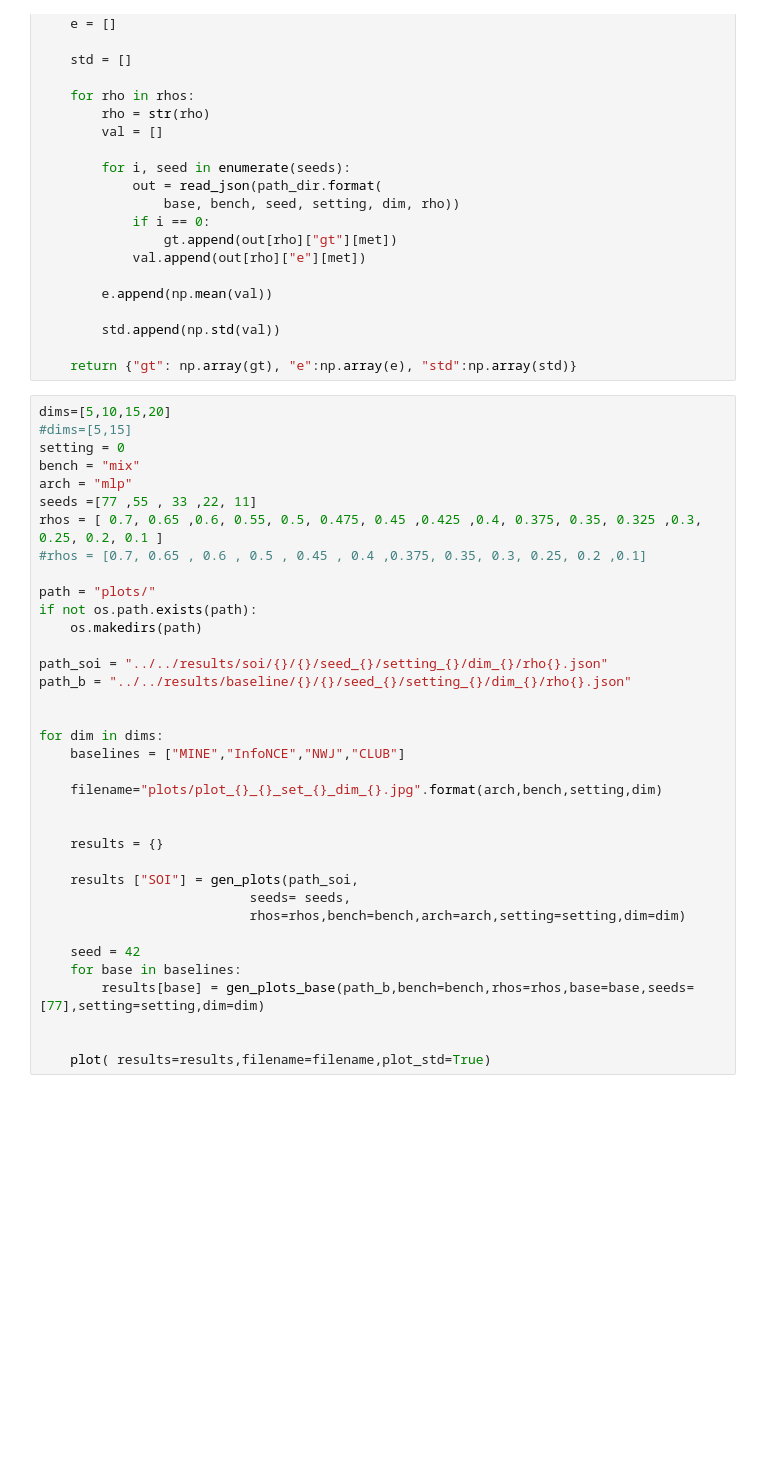
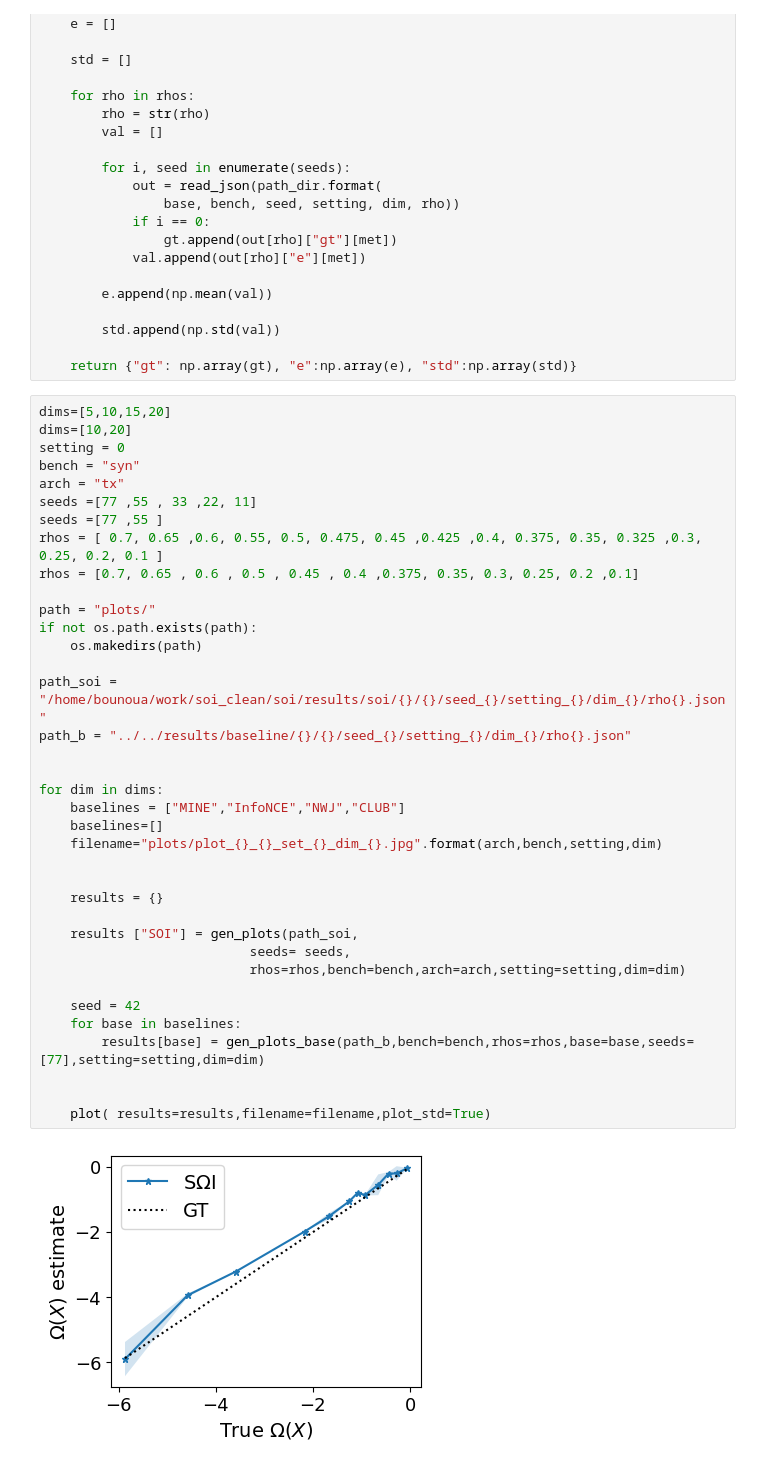
Before and after one commit to MustaphaBounoua/soi, a Jupyter notebook: src/vis/curves.ipynb, the cells around one changed output. Saved outputs shown, nothing was run; the diff lists cells and outputs as text; blank space fills up the shorter version.

```diff
--- a/src/vis/curves.ipynb
+++ b/src/vis/curves.ipynb
@@ -120,37 +120,40 @@ def gen_plots_base(path_dir, bench=None, rhos=None, seeds=[], base=None, setting
     return {"gt": np.array(gt), "e":np.array(e), "std":np.array(std)}
 # %%
 dims=[5,10,15,20]
-#dims=[5,15]
+dims=[10,20]
 setting = 0
-bench = "mix"
-arch = "mlp"
+bench = "syn"
+arch = "tx"
 seeds =[77 ,55 , 33 ,22, 11]
+seeds =[77 ,55 ]
 rhos = [ 0.7, 0.65 ,0.6, 0.55, 0.5, 0.475, 0.45 ,0.425 ,0.4, 0.375, 0.35, 0.325 ,0.3, 0.25, 0.2, 0.1 ]
-#rhos = [0.7, 0.65 , 0.6 , 0.5 , 0.45 , 0.4 ,0.375, 0.35, 0.3, 0.25, 0.2 ,0.1]
+rhos = [0.7, 0.65 , 0.6 , 0.5 , 0.45 , 0.4 ,0.375, 0.35, 0.3, 0.25, 0.2 ,0.1]
 
 path = "plots/"
 if not os.path.exists(path):
     os.makedirs(path)
 
-path_soi = "../../results/soi/{}/{}/seed_{}/setting_{}/dim_{}/rho{}.json"
+path_soi = "/home/bounoua/work/soi_clean/soi/results/soi/{}/{}/seed_{}/setting_{}/dim_{}/rho{}.json"
 path_b = "../../results/baseline/{}/{}/seed_{}/setting_{}/dim_{}/rho{}.json"
 
 
 for dim in dims:
     baselines = ["MINE","InfoNCE","NWJ","CLUB"]
-
+    baselines=[]
     filename="plots/plot_{}_{}_set_{}_dim_{}.jpg".format(arch,bench,setting,dim)
 
 
     results = {}
 
     results ["SOI"] = gen_plots(path_soi,
                            seeds= seeds,
                            rhos=rhos,bench=bench,arch=arch,setting=setting,dim=dim)
 
     seed = 42
     for base in baselines:
         results[base] = gen_plots_base(path_b,bench=bench,rhos=rhos,base=base,seeds=[77],setting=setting,dim=dim)
 
 
     plot( results=results,filename=filename,plot_std=True)
+# %% [output]
+[figure, added]
```
Also changed, not shown: parts of 1 cell of this notebook, 12 other files.
